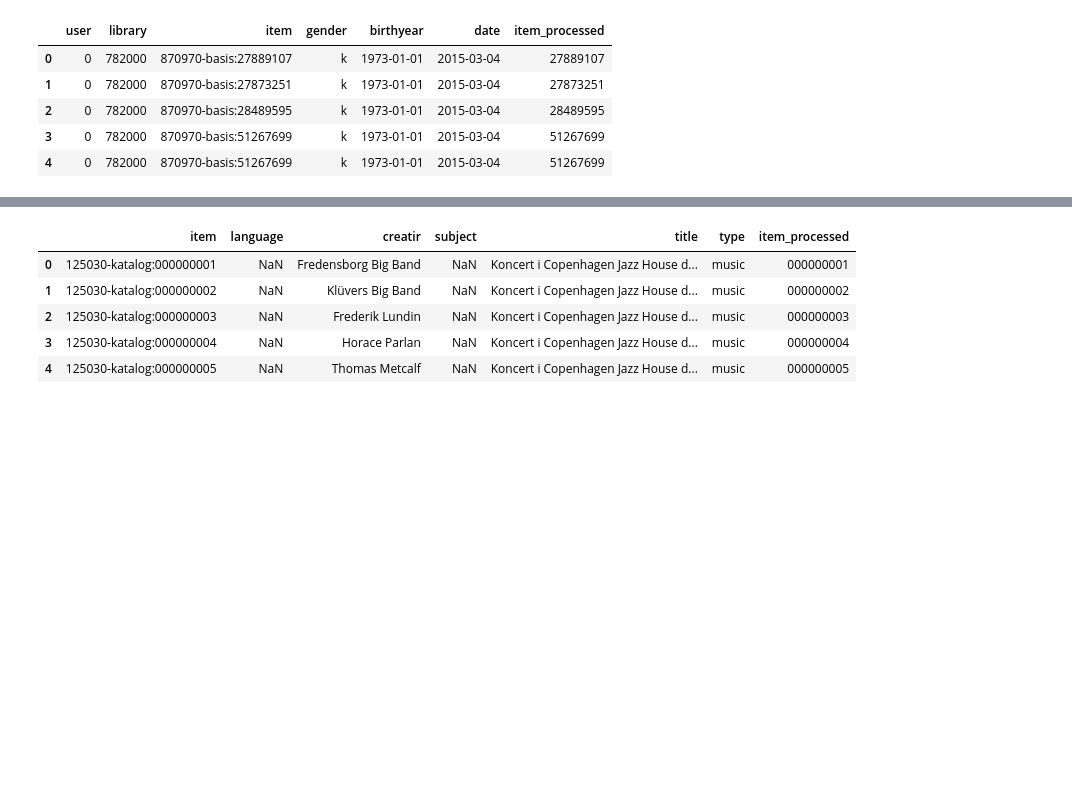
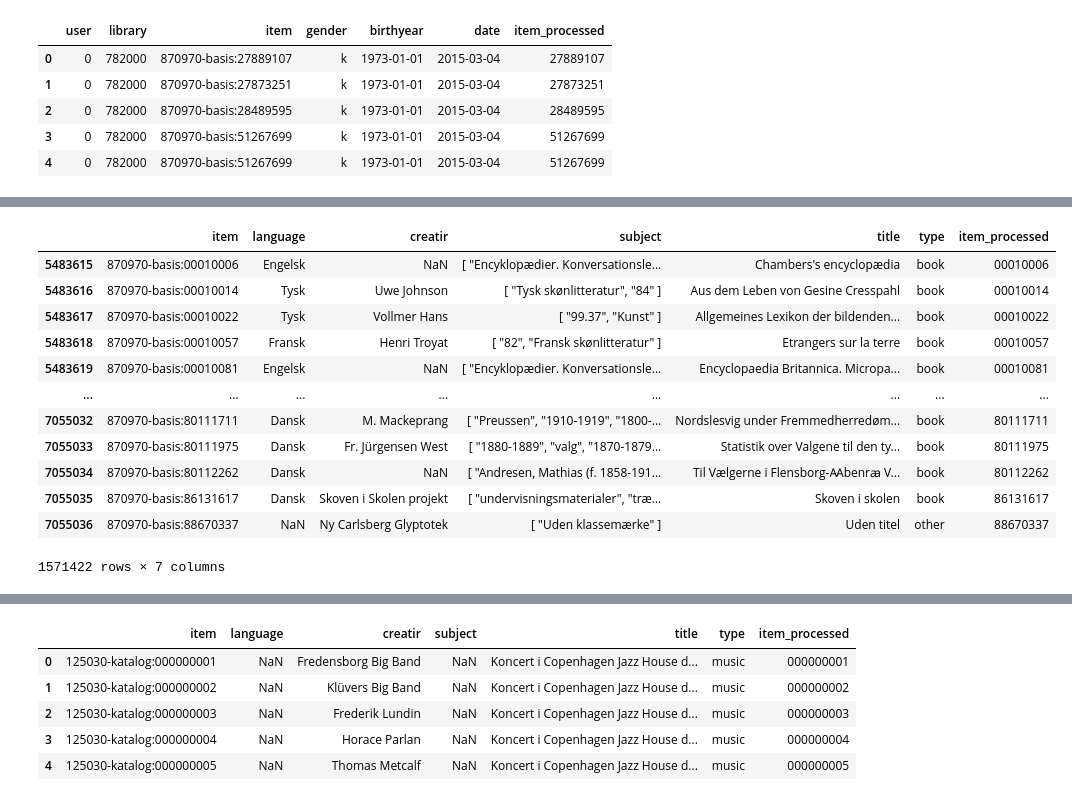
Before and after one commit to SavvinaDaniil/EnrichBookCrossing, a Jupyter notebook: NewData.ipynb, the cells around one changed output, grey strips where cells are left out. Cells and saved outputs as stored; diff of their text form; code cells hidden in the pictures; blank space fills up the shorter version.

```diff
--- a/NewData.ipynb
+++ b/NewData.ipynb
@@ -101,0 +106,16 @@ books.head()
+# %%
+books[books.item.str.contains('870970-basis')]
+# %% [output]
+|  | item | language | creatir | subject | title | type | item_processed |
+| 5483615 | 870970-basis:00010006 | Engelsk | NaN | [ "Encyklopædier. Konversationsle... | Chambers's encyclopædia | book | 00010006 |
+| 5483616 | 870970-basis:00010014 | Tysk | Uwe Johnson | [ "Tysk skønlitteratur", "84" ] | Aus dem Leben von Gesine Cresspahl | book | 00010014 |
+| 5483617 | 870970-basis:00010022 | Tysk | Vollmer Hans | [ "99.37", "Kunst" ] | Allgemeines Lexikon der bildenden... | book | 00010022 |
+| 5483618 | 870970-basis:00010057 | Fransk | Henri Troyat | [ "82", "Fransk skønlitteratur" ] | Etrangers sur la terre | book | 00010057 |
+| 5483619 | 870970-basis:00010081 | Engelsk | NaN | [ "Encyklopædier. Konversationsle... | Encyclopaedia Britannica. Micropa... | book | 00010081 |
+| ... | ... | ... | ... | ... | ... | ... | ... |
+| 7055032 | 870970-basis:80111711 | Dansk | M. Mackeprang | [ "Preussen", "1910-1919", "1800-... | Nordslesvig under Fremmedherredøm... | book | 80111711 |
+| 7055033 | 870970-basis:80111975 | Dansk | Fr. Jürgensen West | [ "1880-1889", "valg", "1870-1879... | Statistik over Valgene til den ty... | book | 80111975 |
+| 7055034 | 870970-basis:80112262 | Dansk | NaN | [ "Andresen, Mathias (f. 1858-191... | Til Vælgerne i Flensborg-Ꜳbenrꜳ V... | book | 80112262 |
+| 7055035 | 870970-basis:86131617 | Dansk | Skoven i Skolen projekt | [ "undervisningsmaterialer", "træ... | Skoven i skolen | book | 86131617 |
+| 7055036 | 870970-basis:88670337 | NaN | Ny Carlsberg Glyptotek | [ "Uden klassemærke" ] | Uden titel | other | 88670337 |
+1571422 rows × 7 columns
```
Also changed, not shown: parts of 27 cells of this notebook, 4 other files.
